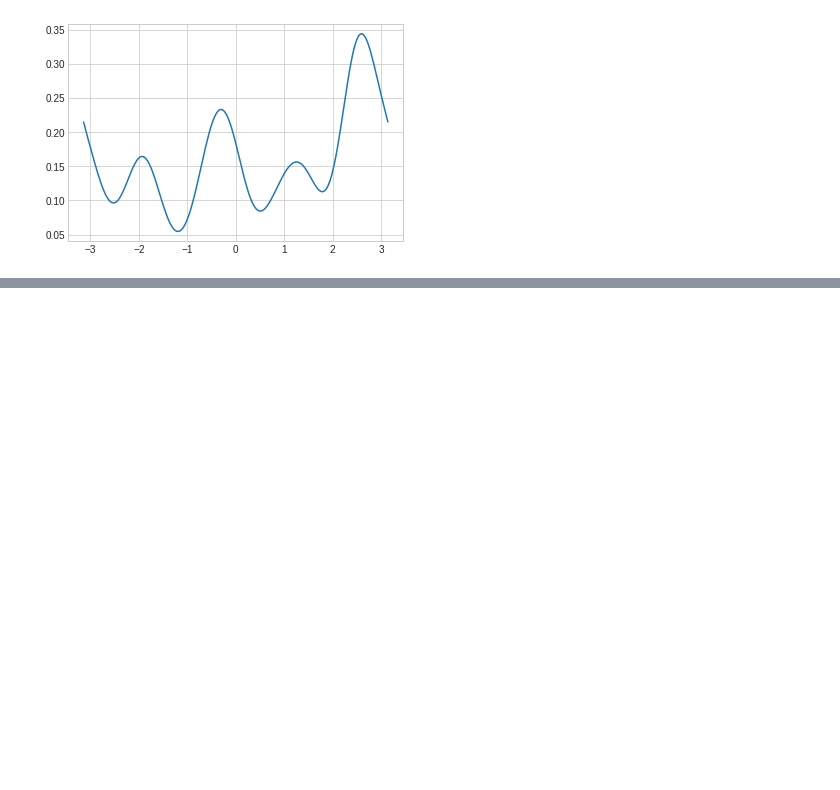
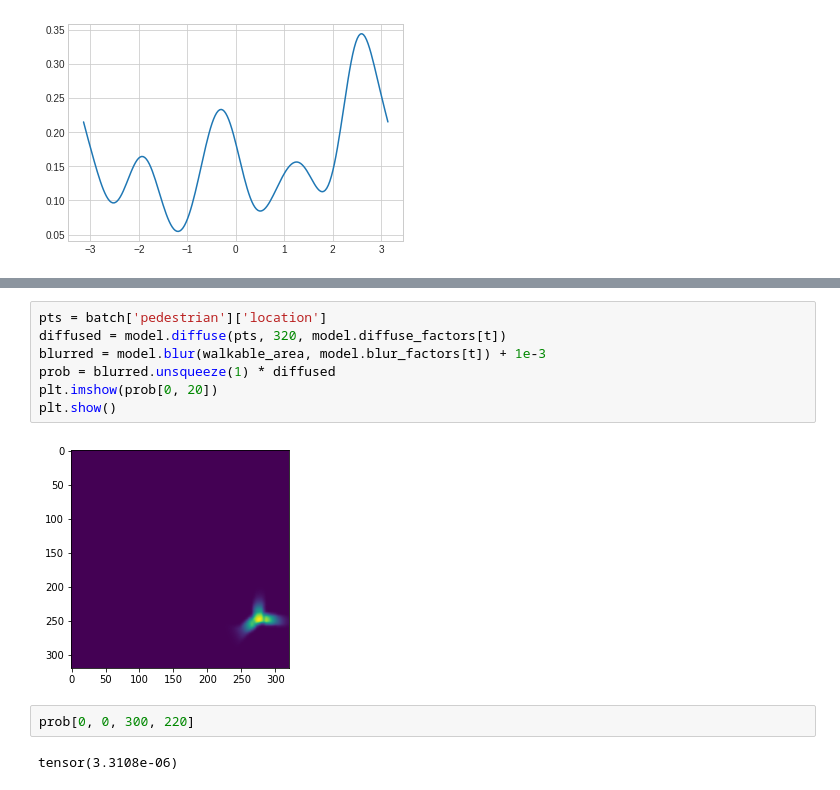
Before and after one commit to Abracadabra0/ATISS-Traffic, a Jupyter notebook: visualize.ipynb, the cells around one changed output, grey strips where cells are left out. Drawn from its saved outputs; the diff is of its cells as text; blank space fills up the shorter version.

```diff
--- a/visualize.ipynb
+++ b/visualize.ipynb
@@ -218,0 +174,13 @@ plt.show()
+# %%
+pts = batch['pedestrian']['location']
+diffused = model.diffuse(pts, 320, model.diffuse_factors[t])
+blurred = model.blur(walkable_area, model.blur_factors[t]) + 1e-3
+prob = blurred.unsqueeze(1) * diffused
+plt.imshow(prob[0, 20])
+plt.show()
+# %% [output]
+[figure, added]
+# %%
+prob[0, 0, 300, 220]
+# %% [output]
+tensor(3.3108e-06)
```
Also changed, not shown: parts of 14 cells of this notebook, 5 other files.
